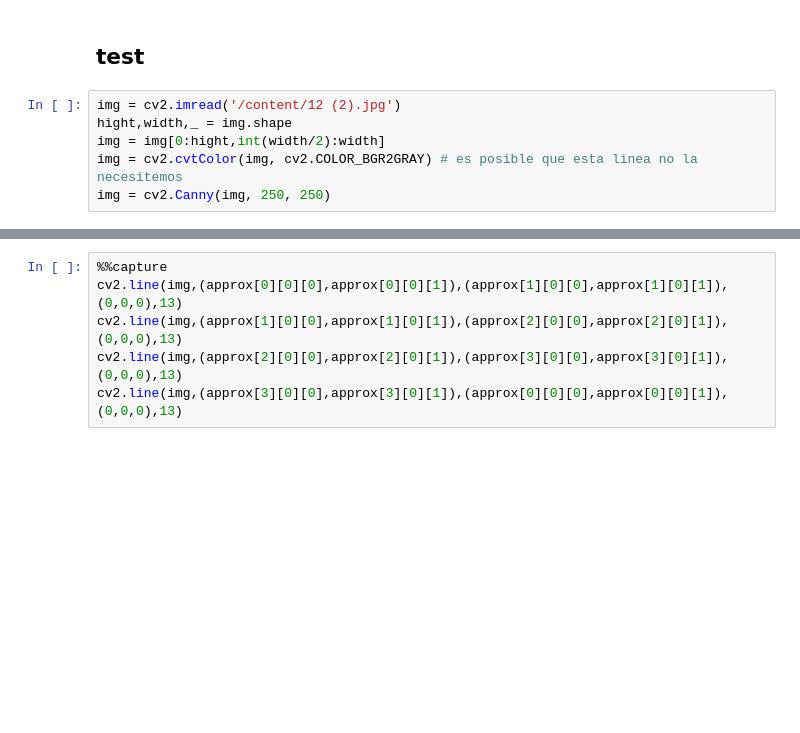
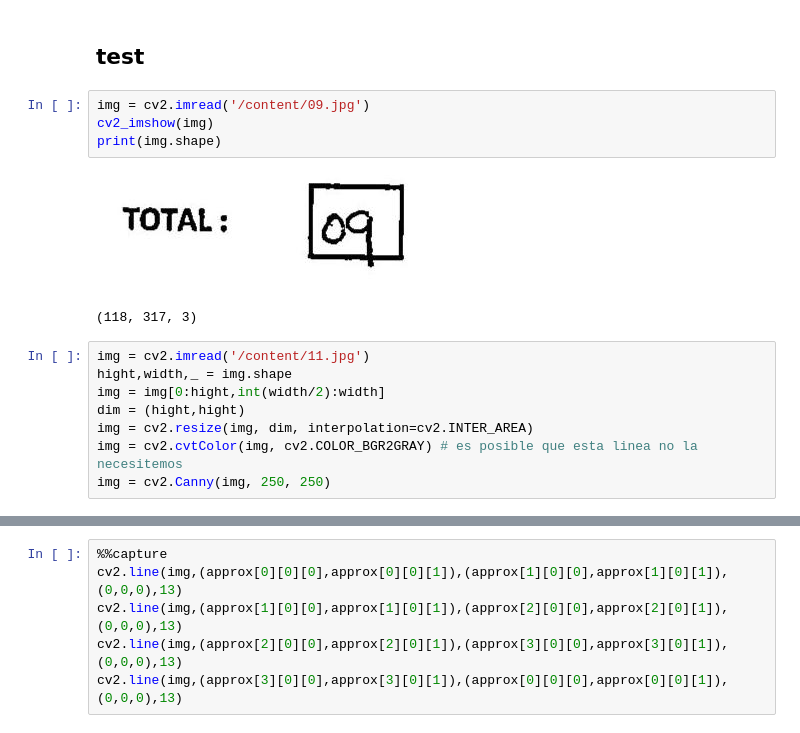
Before and after one commit to Morilla123/Spacy_ViT_Test, a Jupyter notebook: Prepros_simple&double_mnist.ipynb, the cells around one changed output, grey strips where cells are left out. Saved outputs shown, nothing was run; the diff lists cells and outputs as text; blank space fills up the shorter version.

```diff
--- a/Prepros_simple&double_mnist.ipynb
+++ b/Prepros_simple&double_mnist.ipynb
@@ -38,10 +38,19 @@ from tensorflow.keras.layers import (
 )
 # %% [markdown]
 ## test
+# %%
+img = cv2.imread('/content/09.jpg')
+cv2_imshow(img)
+print(img.shape)
+# %% [output]
+[figure, added]
+(118, 317, 3)
 # %%
-img = cv2.imread('/content/12 (2).jpg')
+img = cv2.imread('/content/11.jpg')
 hight,width,_ = img.shape
 img = img[0:hight,int(width/2):width]
+dim = (hight,hight)
+img = cv2.resize(img, dim, interpolation=cv2.INTER_AREA)
 img = cv2.cvtColor(img, cv2.COLOR_BGR2GRAY) # es posible que esta linea no la necesitemos
 img = cv2.Canny(img, 250, 250)
 # %%
```
Also changed, not shown: parts of 11 cells of this notebook.
